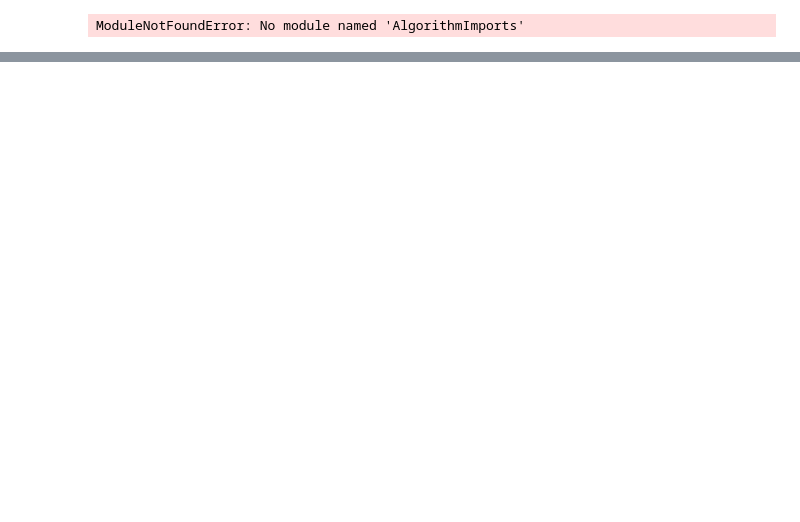
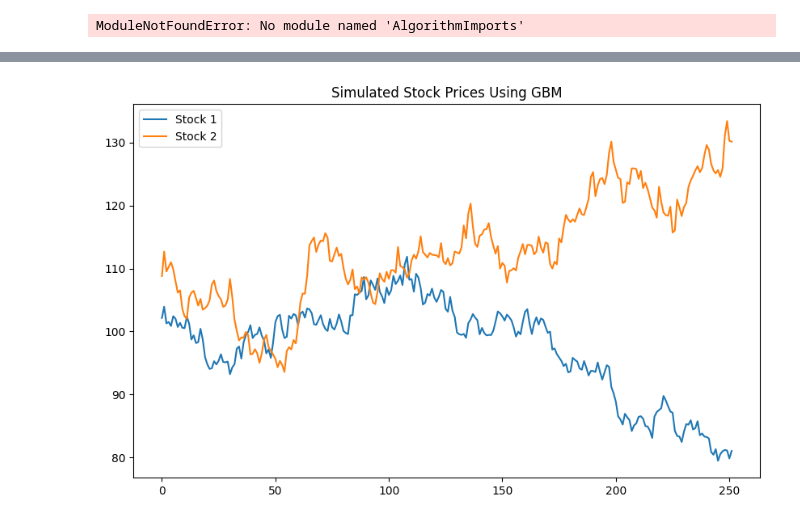
Before and after one commit to rahilmittal1/Pairs-Trading-Brownian-Motion, a Jupyter notebook: algo_outline.ipynb, the cells around one changed output, grey strips where cells are left out. Drawn from its saved outputs; the diff is of its cells as text; code cells hidden in the pictures; blank space fills up the shorter version.

```diff
--- a/algo_outline.ipynb
+++ b/algo_outline.ipynb
@@ -64,0 +237,51 @@ ModuleNotFoundError: No module named 'AlgorithmImports'
+# %%
+import numpy as np
+import pandas as pd
+import matplotlib.pyplot as plt
+from scipy.optimize import root
+
+# Step 1: Simulate GBM for two stocks
+def simulate_gbm(S0, mu, sigma, T, dt):
+    """
+    Simulate stock prices using Geometric Brownian Motion.
+
+    Parameters:
+    S0    : Initial stock price
+    mu    : Drift (average return)
+    sigma : Volatility (standard deviation of returns)
+    T     : Total time period
+    dt    : Time increment
+
+    Returns:
+    Stock prices over time as a numpy array
+    """
+    N = int(T/dt)  # Number of steps
+    t = np.linspace(0, T, N)
+    W = np.random.normal(0, 1, size=N) * np.sqrt(dt)  # Brownian motion increments
+    W = np.cumsum(W)  # Brownian path
+    S = S0 * np.exp((mu - 0.5 * sigma**2) * t + sigma * W)
+    return S
+
+# Step 2: Simulate two stock prices
+T = 1.0  # 1 year
+dt = 1/252  # Daily returns (252 trading days)
+S0_1 = 100  # Initial price of stock 1
+S0_2 = 110  # Initial price of stock 2
+mu_1 = 0.08  # Drift for stock 1
+mu_2 = 0.06  # Drift for stock 2
+sigma_1 = 0.2  # Volatility for stock 1
+sigma_2 = 0.25  # Volatility for stock 2
+
+# Simulate the prices for two stocks
+stock_1 = simulate_gbm(S0_1, mu_1, sigma_1, T, dt)
+stock_2 = simulate_gbm(S0_2, mu_2, sigma_2, T, dt)
+
+# Plot the stock prices
+plt.figure(figsize=(10,6))
+plt.plot(stock_1, label='Stock 1')
+plt.plot(stock_2, label='Stock 2')
+plt.legend()
+plt.title('Simulated Stock Prices Using GBM')
+plt.show()
+# %% [output]
+[figure, added]
```
Also changed, not shown: parts of 5 cells of this notebook.
